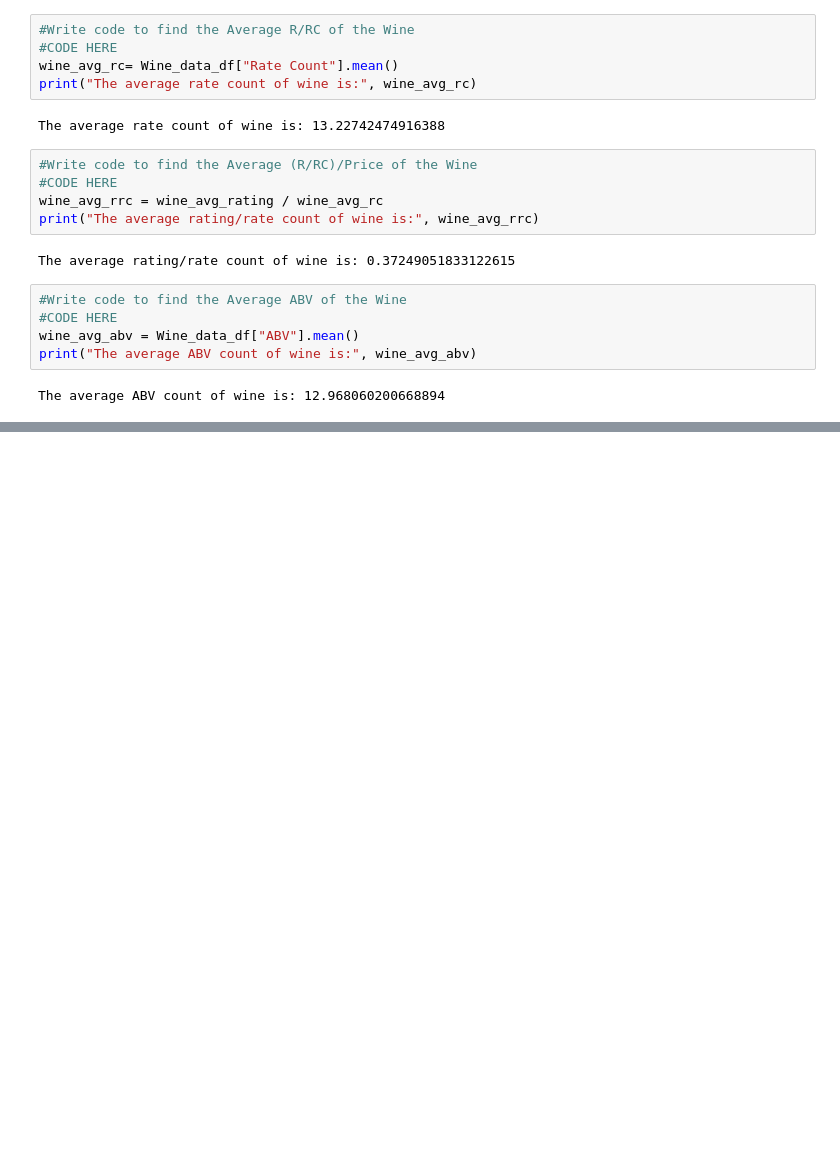
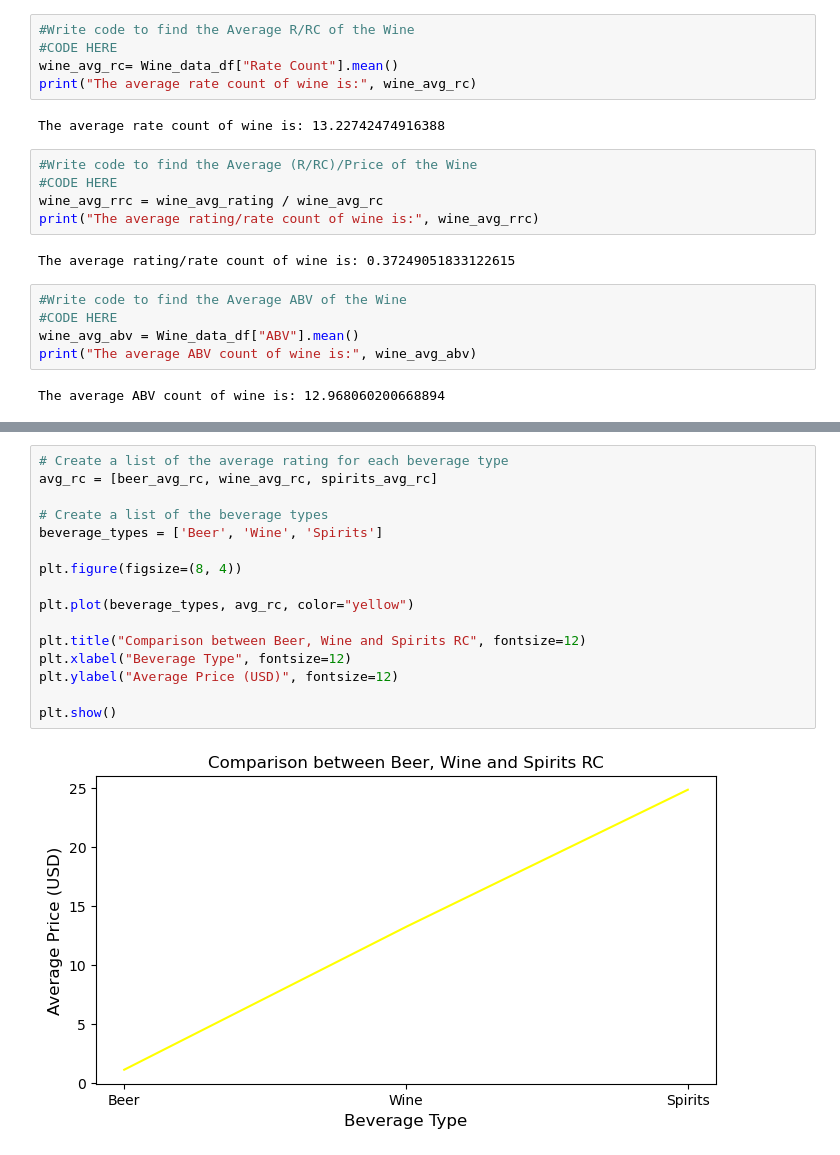
Before and after one commit to JShields07/Project-1, a Jupyter notebook: Main file.ipynb, the cells around one changed output, grey strips where cells are left out. Drawn from its saved outputs; the diff is of its cells as text; blank space fills up the shorter version.

```diff
--- a/Main file.ipynb
+++ b/Main file.ipynb
@@ -227,0 +270,18 @@ The average ABV count of wine is: 12.968060200668894
+# %%
+# Create a list of the average rating for each beverage type
+avg_rc = [beer_avg_rc, wine_avg_rc, spirits_avg_rc]
+
+# Create a list of the beverage types
+beverage_types = ['Beer', 'Wine', 'Spirits']
+
+plt.figure(figsize=(8, 4))
+
+plt.plot(beverage_types, avg_rc, color="yellow")
+
+plt.title("Comparison between Beer, Wine and Spirits RC", fontsize=12)
+plt.xlabel("Beverage Type", fontsize=12)
+plt.ylabel("Average Price (USD)", fontsize=12)
+
+plt.show()
+# %% [output]
+[figure, added]
```
Also changed, not shown: parts of 7 cells of this notebook.
